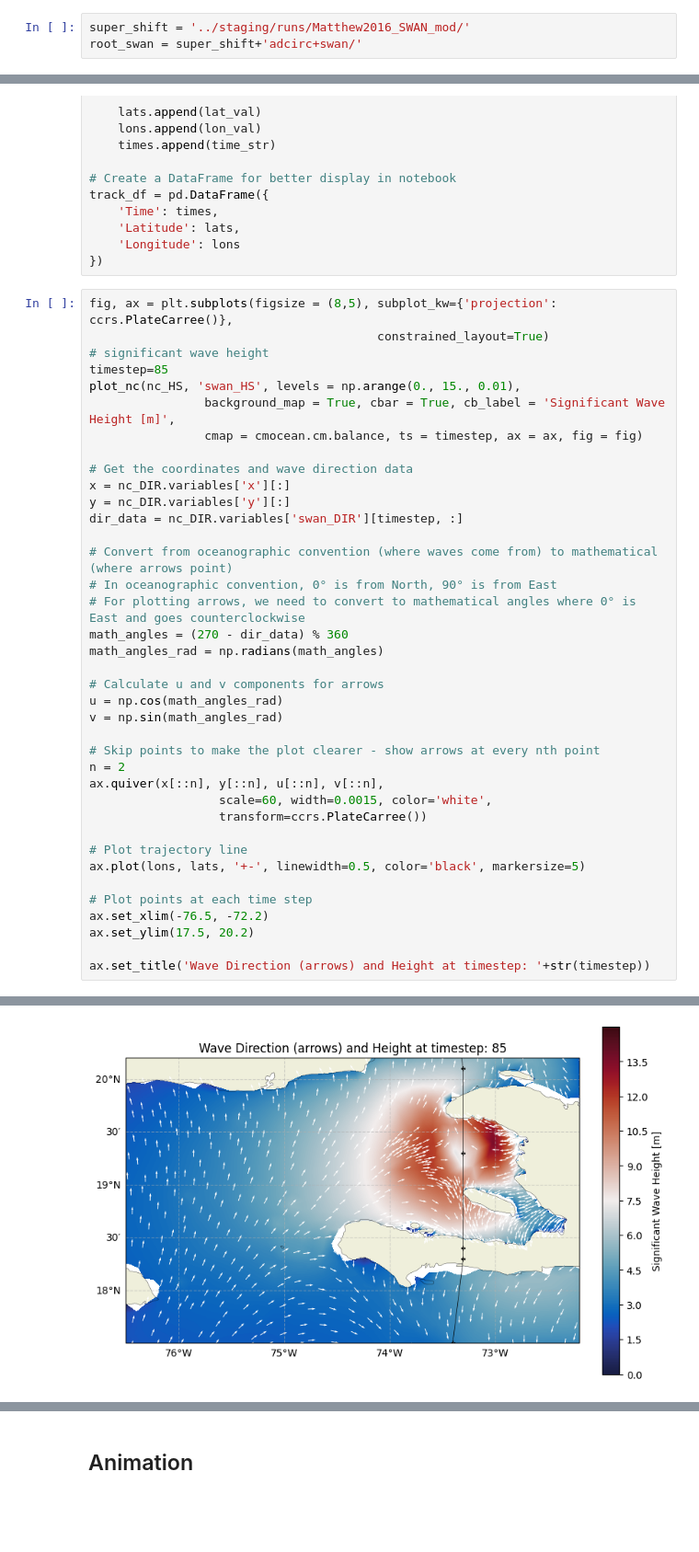
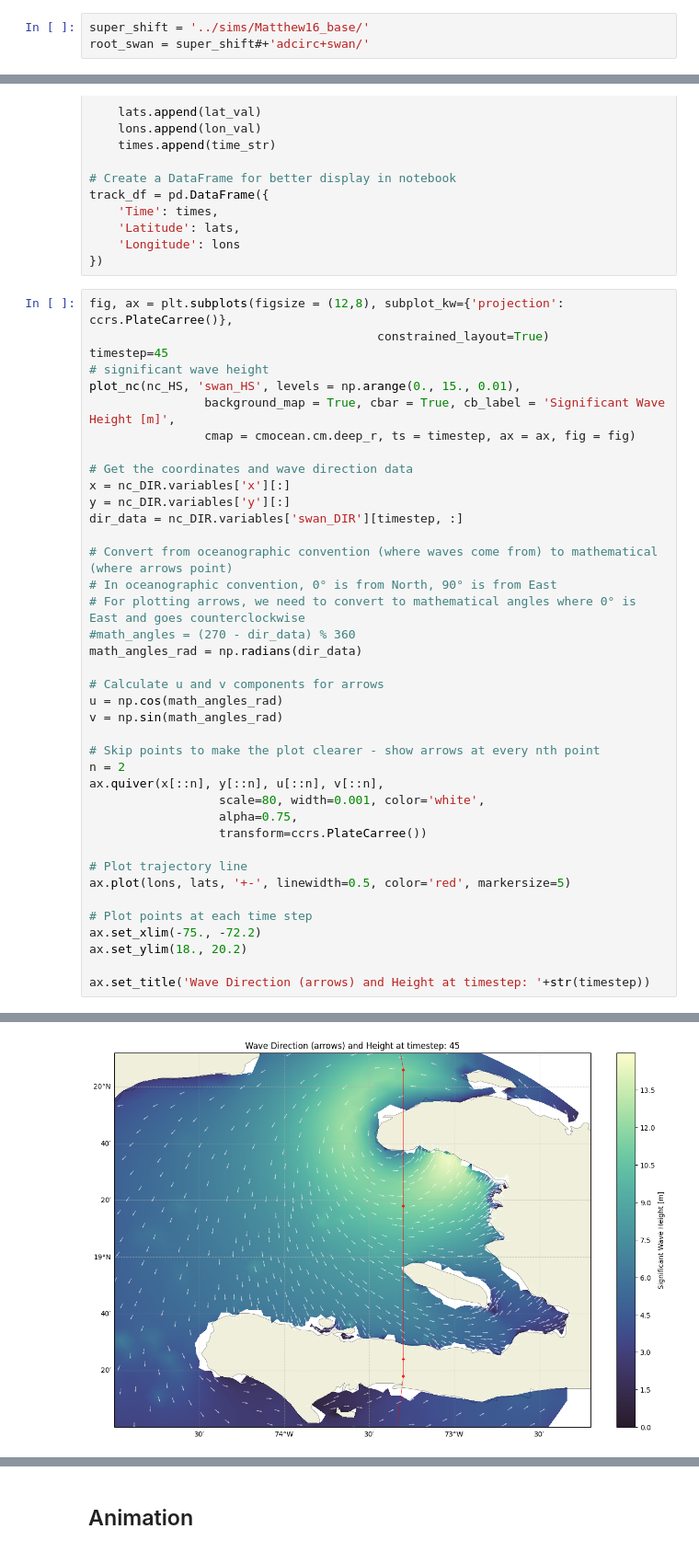
Before and after one commit to aesgeorges/LaGonaveFM, a Jupyter notebook: analysis/plot.ipynb, the cells around one changed output, grey strips where cells are left out. Shown at 92% size. Saved outputs shown, nothing was run; the diff lists cells and outputs as text; blank space fills up the shorter version.

```diff
--- a/analysis/plot.ipynb
+++ b/analysis/plot.ipynb
@@ -74,6 +74,6 @@ timestep=65
 # %%
-super_shift = '../staging/runs/Matthew2016_SWAN_mod/'
-root_swan = super_shift+'adcirc+swan/'
+super_shift = '../sims/Matthew16_base/'
+root_swan = super_shift#+'adcirc+swan/'
 # %%
 ## load the NetCDF dataset from a specified file path
 nc_swan = netcdf.Dataset(root_swan+'fort.63.nc', 'r')
@@ -162,13 +162,13 @@ track_df = pd.DataFrame({
     'Longitude': lons
 })
 # %%
-fig, ax = plt.subplots(figsize = (8,5), subplot_kw={'projection': ccrs.PlateCarree()},
+fig, ax = plt.subplots(figsize = (12,8), subplot_kw={'projection': ccrs.PlateCarree()},
                                         constrained_layout=True)
+timestep=45
 # significant wave height
-timestep=85
 plot_nc(nc_HS, 'swan_HS', levels = np.arange(0., 15., 0.01),
                 background_map = True, cbar = True, cb_label = 'Significant Wave Height [m]',
-                cmap = cmocean.cm.balance, ts = timestep, ax = ax, fig = fig)
+                cmap = cmocean.cm.deep_r, ts = timestep, ax = ax, fig = fig)
 
 # Get the coordinates and wave direction data
 x = nc_DIR.variables['x'][:]
@@ -178,8 +178,8 @@ dir_data = nc_DIR.variables['swan_DIR'][timestep, :]
 # Convert from oceanographic convention (where waves come from) to mathematical (where arrows point)
 # In oceanographic convention, 0° is from North, 90° is from East
 # For plotting arrows, we need to convert to mathematical angles where 0° is East and goes counterclockwise
-math_angles = (270 - dir_data) % 360
-math_angles_rad = np.radians(math_angles)
+#math_angles = (270 - dir_data) % 360
+math_angles_rad = np.radians(dir_data)
 
 # Calculate u and v components for arrows
 u = np.cos(math_angles_rad)
@@ -188,15 +188,16 @@ v = np.sin(math_angles_rad)
 # Skip points to make the plot clearer - show arrows at every nth point
 n = 2
 ax.quiver(x[::n], y[::n], u[::n], v[::n],
-                  scale=60, width=0.0015, color='white',
+                  scale=80, width=0.001, color='white',
+                  alpha=0.75,
                   transform=ccrs.PlateCarree())
 
 # Plot trajectory line
-ax.plot(lons, lats, '+-', linewidth=0.5, color='black', markersize=5)
+ax.plot(lons, lats, '+-', linewidth=0.5, color='red', markersize=5)
 
 # Plot points at each time step
-ax.set_xlim(-76.5, -72.2)
-ax.set_ylim(17.5, 20.2)
+ax.set_xlim(-75., -72.2)
+ax.set_ylim(18., 20.2)
 
 ax.set_title('Wave Direction (arrows) and Height at timestep: '+str(timestep))
 # %% [output]
@@ -204,4 +205,4 @@ Text(0.5, 1.0, 'Wave Direction (arrows) and Height at timestep: 85')
-[figure, old version]
+[figure, new version]
 # %%
 dfout2, rep = extract_ts_from_nc(nc_swan, list(zip(xs, ys)), variable = 'zeta', extractOut=False, closestIfDry=False)
 
```
Also changed, not shown: parts of 14 cells of this notebook, 25 other files.
